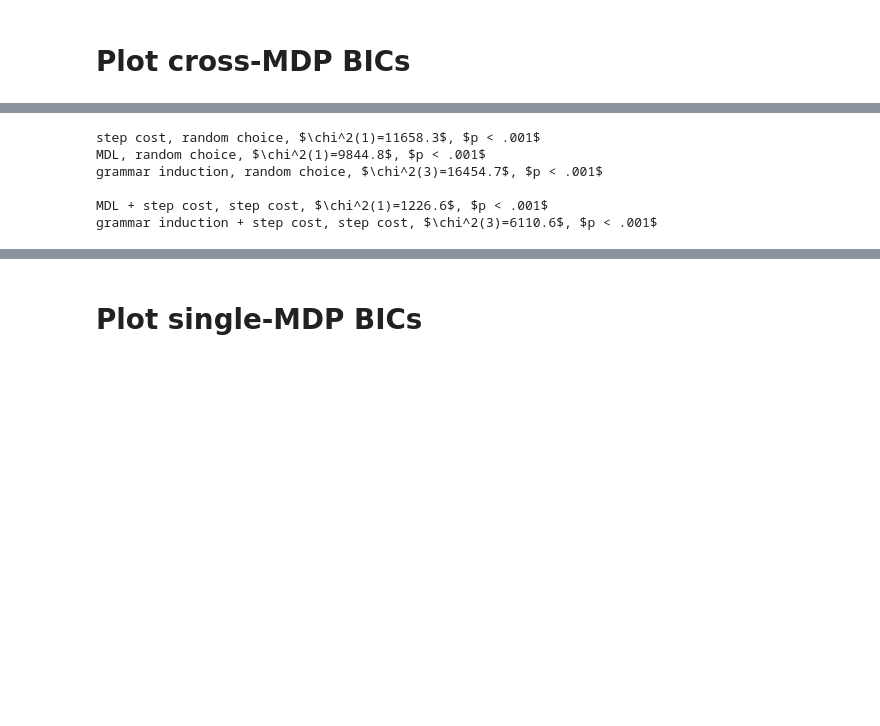
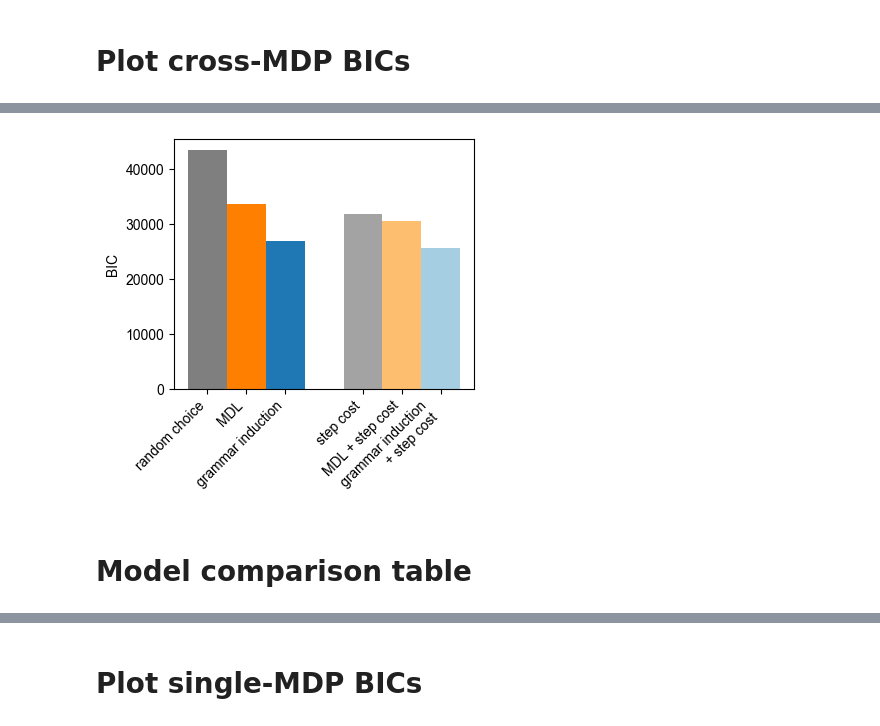
Before and after one commit to cgc/lightbot-grammar-induction, a Jupyter notebook: journal/predict-programs.ipynb, the cells around one changed output, grey strips where cells are left out. Cells and saved outputs as stored; diff of their text form; code cells hidden in the pictures; blank space fills up the shorter version.

```diff
--- a/journal/predict-programs.ipynb
+++ b/journal/predict-programs.ipynb
@@ -79,15 +58,0 @@ Programs by 2+ program_ct=1063 missing_program_ct=64 missing=6.02%
-# %%
-ct = dict(sum=0, total=0)
-ct_2plus = dict(sum=0, total=0)
-
-for row in dc.d:
-    for p, ct_ in row.bs.program_counts.items():
-        found = p in row.ts.programs
-        if found:
-            ct['sum'] += ct_
-            if ct_ >= 2: ct_2plus['sum'] += ct_
-        ct['total'] += ct_
-        if ct_ >= 2: ct_2plus['total'] += ct_
-
-print(f"Percentage of participant programs found: {ct['sum'] / ct['total'] * 100:.0f}")
-print(f"Percentage of participant programs found (2+): {ct_2plus['sum'] / ct_2plus['total'] * 100:.0f}")
@@ -139,3 +135,9 @@ figs.save('model-programs-across.pdf')
+# %%
+plot_model_comparison(fit_models)
+# %% [output]
+[figure, added]
+# %% [markdown]
+# Model comparison table
 # %%
 def lrt_latex(fit_models, hyp, null, dof_difference, *, show=False):
     hyp_m = fit_models[hyp.score_key]
@@ -160,17 +162,13 @@ def lrt_latex(fit_models, hyp, null, dof_difference, *, show=False):
         print(', '.join((hyp.name, null.name) + rv))
     return rv
 
-lrt_latex(fit_models, figs.models.reward, figs.models.null, 1, show=True)
-lrt_latex(fit_models, figs.models.mdl, figs.models.null, 1, show=True)
-lrt_latex(fit_models, figs.models.reuse, figs.models.null, 3, show=True)
-print()
-lrt_latex(fit_models, figs.models.mdl_and_reward, figs.models.reward, 1, show=True)
-lrt_latex(fit_models, figs.models.reuse_and_reward, figs.models.reward, 3, show=True)
-None
+def print_comparisons(fit_models):
+    lrt_latex(fit_models, figs.models.reward, figs.models.null, 1, show=True)
+    lrt_latex(fit_models, figs.models.mdl, figs.models.null, 1, show=True)
+    lrt_latex(fit_models, figs.models.reuse, figs.models.null, 3, show=True)
+    print()
+    lrt_latex(fit_models, figs.models.mdl_and_reward, figs.models.reward, 1, show=True)
+    lrt_latex(fit_models, figs.models.reuse_and_reward, figs.models.reward, 3, show=True)
+    print()
+    lrt_latex(fit_models, figs.models.mdl_and_reward, figs.models.mdl, 1, show=True)
+    lrt_latex(fit_models, figs.models.reuse_and_reward, figs.models.reuse, 1, show=True)
-# %% [output]
-step cost, random choice, $\chi^2(1)=11658.3$, $p < .001$
-MDL, random choice, $\chi^2(1)=9844.8$, $p < .001$
-grammar induction, random choice, $\chi^2(3)=16454.7$, $p < .001$
-
-MDL + step cost, step cost, $\chi^2(1)=1226.6$, $p < .001$
-grammar induction + step cost, step cost, $\chi^2(3)=6110.6$, $p < .001$
```
Also changed, not shown: parts of 31 cells of this notebook, 9 other files.
